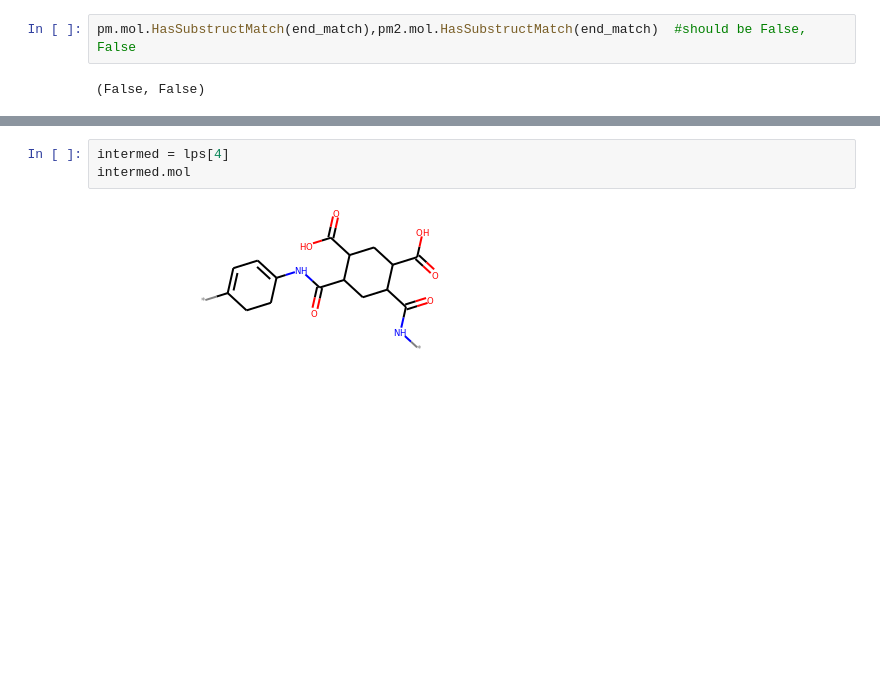
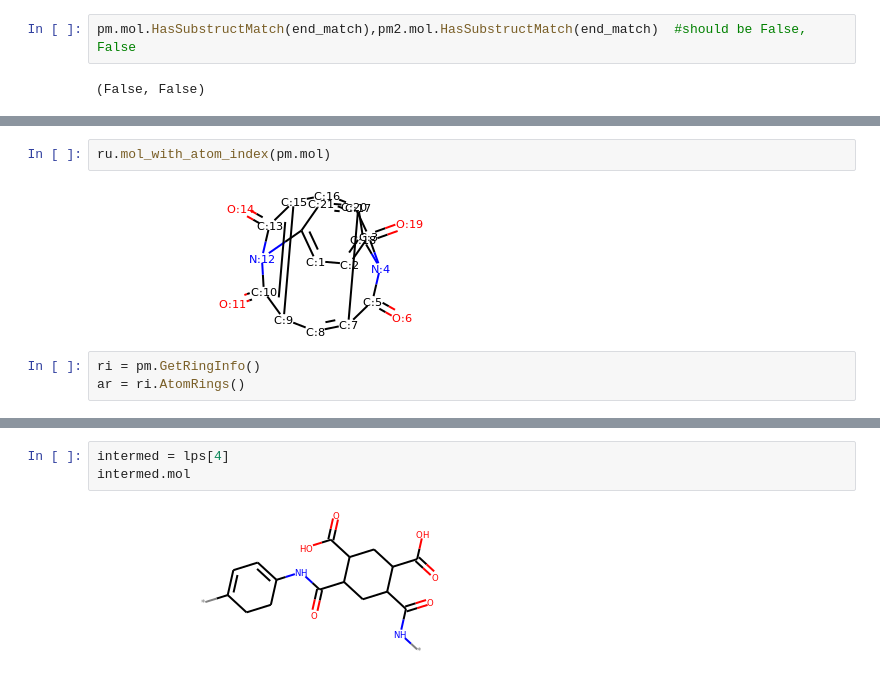
Before and after one commit to rishigurnani/hMOFs-Snurr, a Jupyter notebook: fall20_mse_8803_3.ipynb, the cells around one changed output, grey strips where cells are left out. Drawn from its saved outputs; the diff is of its cells as text; blank space fills up the shorter version.

Commit message:
close to solving ring-closing of aromatics

```diff
--- a/fall20_mse_8803_3.ipynb
+++ b/fall20_mse_8803_3.ipynb
@@ -99,0 +73,7 @@ else:
+# %%
+ru.mol_with_atom_index(pm.mol)
+# %% [output]
+[figure, added]
+# %%
+ri = pm.GetRingInfo()
+ar = ri.AtomRings()
```
Also changed, not shown: parts of 32 cells of this notebook.
